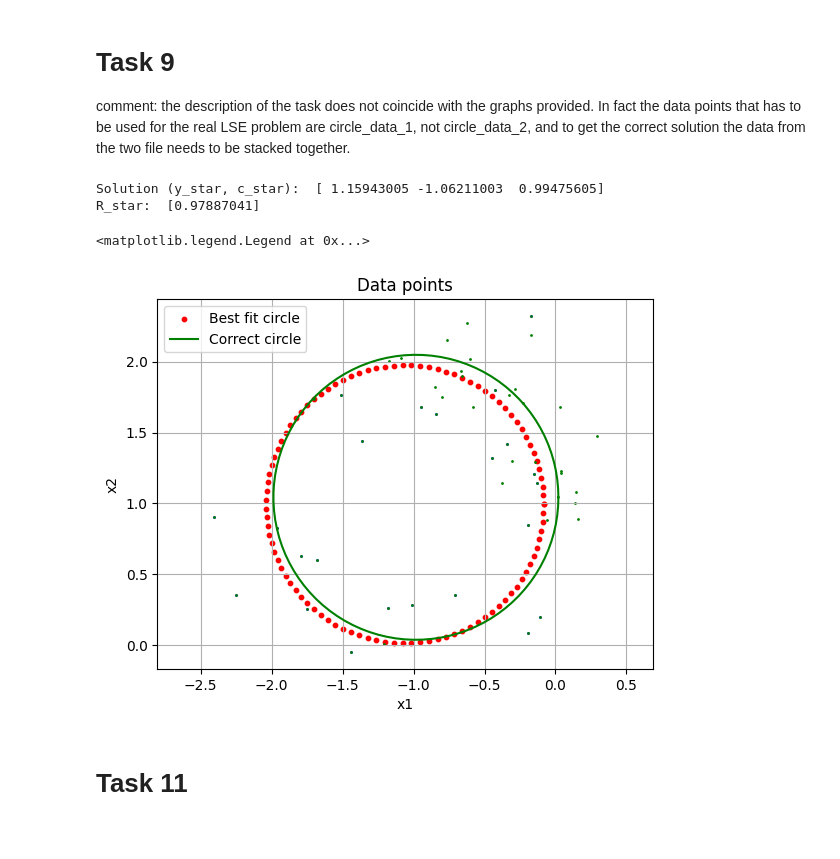
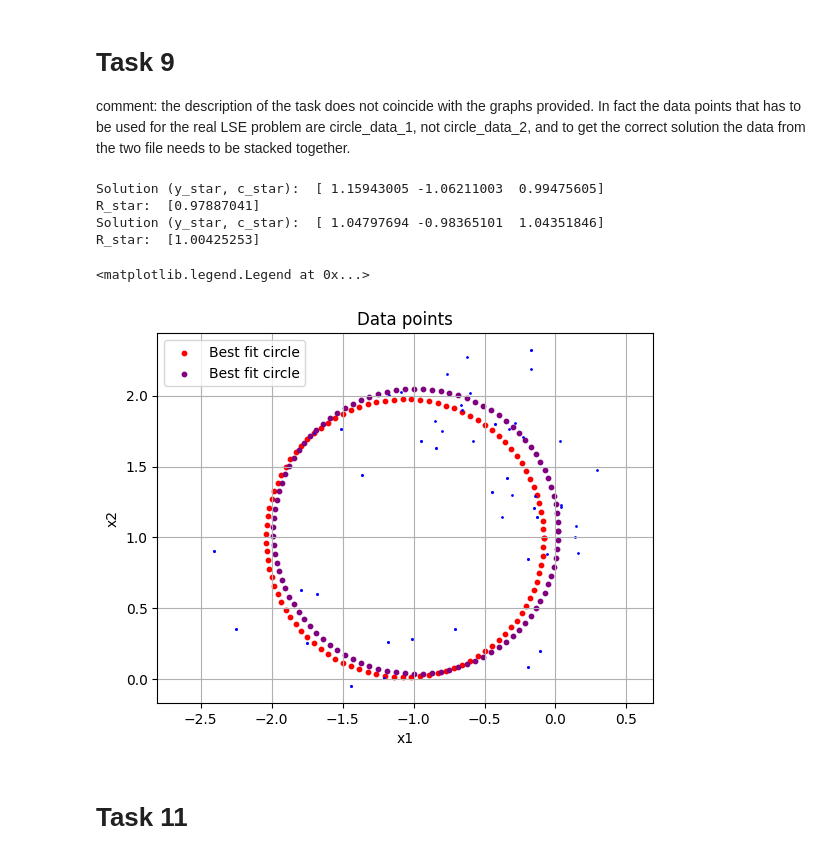
Before and after one commit to Matteo7100/OA-project, a Jupyter notebook: project_notebook.ipynb, the cells around one changed output. Saved outputs shown, nothing was run; the diff lists cells and outputs as text; code cells hidden in the pictures.

```diff
--- a/project_notebook.ipynb
+++ b/project_notebook.ipynb
@@ -202,77 +202,72 @@ for i, (p1, x1, x2) in enumerate(results):
 
 comment: the description of the task does not coincide with the graphs provided. In fact the data points that has to be used for the real LSE problem are circle_data_1, not circle_data_2, and to get the correct solution the data from the two file needs to be stacked together.
 # %%
+def circle(data_points):
 
+    A = np.empty((len(data_points[0]), 3))
+    A[:,0] = np.ones((len(data_points[0]), 1), dtype=int).flatten()
+    A[:,1] = -2*data_points[0]
+    A[:,2] = -2*data_points[1]
+
+    b = np.array(np.linalg.norm(data_points, axis = 0)**2).reshape(len(data_points[0]),1)
+
+    sol = np.linalg.lstsq(A, -b, rcond=None)[0]     #[0] to get only the first element of the tuple
+    print("Solution (y_star, c_star): ", sol.flatten())
+
+    R_star = np.sqrt(np.linalg.norm(sol[1:])**2-sol[0])
+    print("R_star: ", R_star)
+
+    # plot the circle
+    theta = np.linspace(0, 2 * np.pi, 100)
+    y_star = sol[0]
+    c_star = sol[1:]
+    x_circle = c_star[0] + R_star * np.cos(theta)
+    y_circle = c_star[1] + R_star * np.sin(theta)
+
+    return x_circle, y_circle
+
+#---------------------------------#---------------------------------#---------------------------------#
+
+# Experimental Circle Fitting
 data_points = np.load("circle_data_1.npy")
-
 
 plot = plt.figure()
 plt.scatter(data_points[0], data_points[1], color="blue", s=1)
 plt.xlabel("x1")
 plt.ylabel("x2")
 plt.axis("equal")
 plt.grid()
 plt.title("Data points")
 
-A = np.empty((len(data_points[0]), 3))
-A[:,0] = np.ones((len(data_points[0]), 1), dtype=int).flatten()
-A[:,1] = -2*data_points[0]
-A[:,2] = -2*data_points[1]
+x_circle, y_circle = circle(data_points)
 
-b = np.array(np.linalg.norm(data_points, axis = 0)**2).reshape(len(data_points[0]),1)
-
-sol = np.linalg.lstsq(A, -b, rcond=None)[0]     #[0] to get only the first element of the tuple
-print("Solution (y_star, c_star): ", sol.flatten())
-
-R_star = np.sqrt(np.linalg.norm(sol[1:])**2-sol[0])
-print("R_star: ", R_star)
-
-# plot the circle
-theta = np.linspace(0, 2 * np.pi, 100)
-y_star = sol[0]
-c_star = sol[1:]
-x_circle = c_star[0] + R_star * np.cos(theta)
-y_circle = c_star[1] + R_star * np.sin(theta)
 plt.scatter(x_circle, y_circle, color="red", label="Best fit circle", s=10)
-plt.legend()
-
 
 #---------------------------------#---------------------------------#---------------------------------#
+
+# Ground Truth Circle Fitting
 data_points = np.load("circle_data_1.npy")
 x_points = data_points[0]
 y_points = data_points[1]
 add_points = np.load("circle_data_2.npy")
 x_points_add = add_points[0]
 y_points_add = add_points[1]
 x_points = np.hstack((x_points, x_points_add))
 y_points = np.hstack((y_points, y_points_add))
 data_points = np.vstack((x_points, y_points))
 
-plt.scatter(data_points[0], data_points[1], color="green", s=1)
+plt.scatter(data_points[0], data_points[1], color="blue", s=1)
 
-A = np.empty((len(data_points[0]), 3))
-A[:,0] = np.ones((len(data_points[0]), 1), dtype=int).flatten()
-A[:,1] = -2*data_points[0]
-A[:,2] = -2*data_points[1]
+x_circle, y_circle = circle(data_points)
 
-b = np.array(np.linalg.norm(data_points, axis = 0)**2).reshape(len(data_points[0]),1)
-
-sol = np.linalg.lstsq(A, -b, rcond=None)[0]     #[0] to get only the first element of the tuple
-
-R_star = np.sqrt(np.linalg.norm(sol[1:])**2-sol[0])
-
-# plot the circle
-theta = np.linspace(0, 2 * np.pi, 100)
-y_star = sol[0]
-c_star = sol[1:]
-x_circle = c_star[0] + R_star * np.cos(theta)
-y_circle = c_star[1] + R_star * np.sin(theta)
-plt.plot(x_circle, y_circle, color="green", label="Correct circle")
+plt.scatter(x_circle, y_circle, color="purple", label="Best fit circle", s=10)
 plt.legend()
 # %% [output]
 Solution (y_star, c_star):  [ 1.15943005 -1.06211003  0.99475605]
 R_star:  [0.97887041]
+Solution (y_star, c_star):  [ 1.04797694 -0.98365101  1.04351846]
+R_star:  [1.00425253]
 <matplotlib.legend.Legend at 0x...>
-[figure, old version]
+[figure, new version]
 # %% [markdown]
 # Task 11
```
Also changed, not shown: parts of 1 cell of this notebook, 4 other files.
